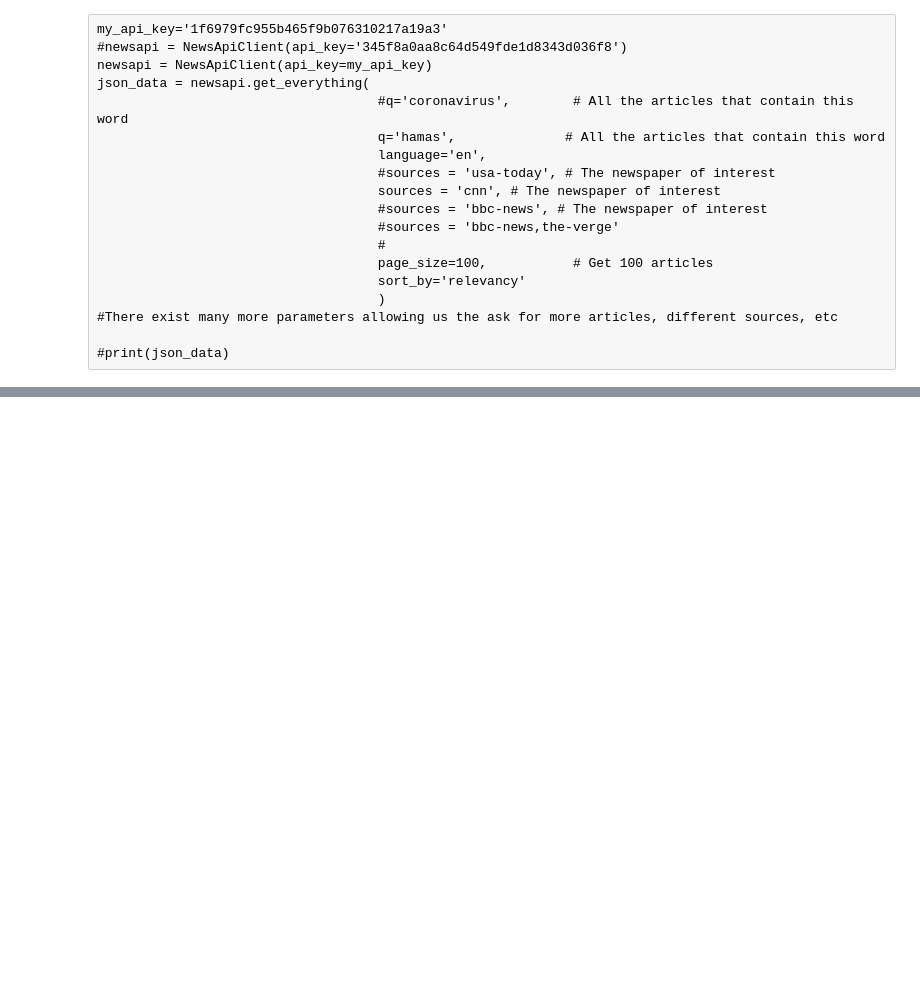
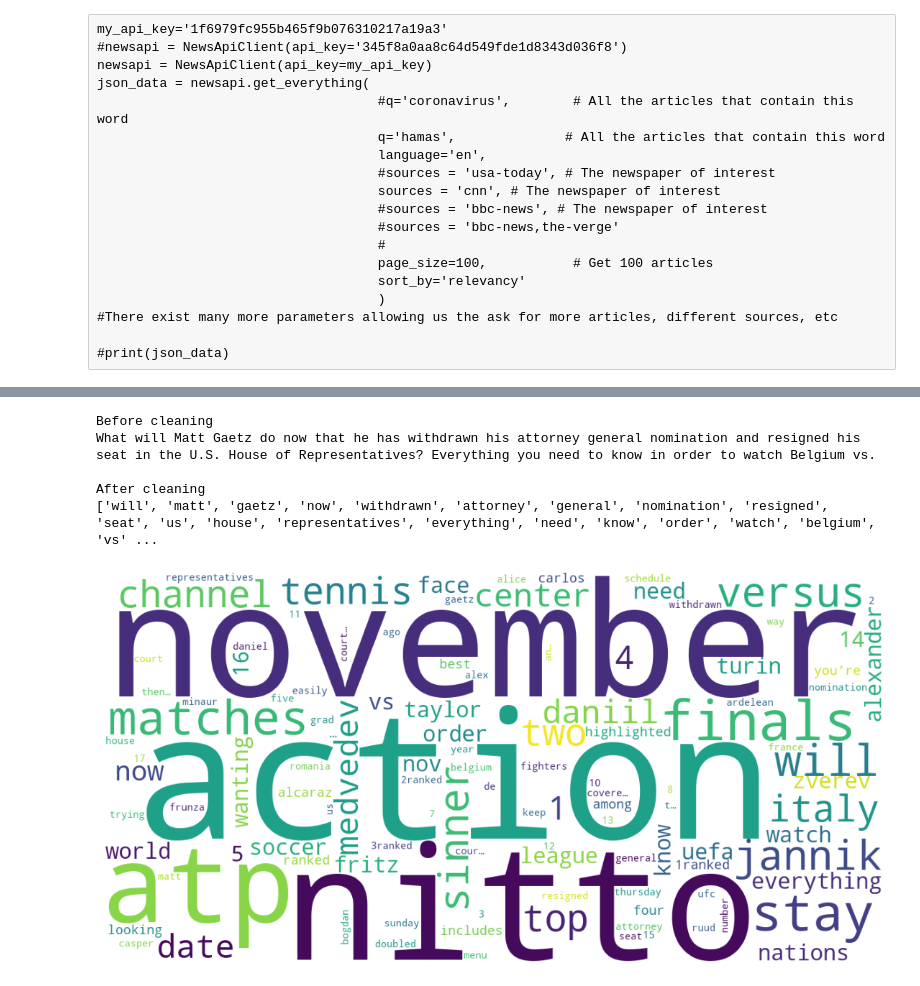
Before and after one commit to PDAIPDAI/ComputingDataAnalysisModeling20242025, a Jupyter notebook: PDAI/jupyter/jupyterNotebooks/05WordCloudCovid.ipynb, the cells around one changed output, grey strips where cells are left out. Saved outputs shown, nothing was run; the diff lists cells and outputs as text; code cells hidden in the pictures; blank space fills up the shorter version.

Commit message:
after class 5

```diff
--- a/PDAI/jupyter/jupyterNotebooks/05WordCloudCovid.ipynb
+++ b/PDAI/jupyter/jupyterNotebooks/05WordCloudCovid.ipynb
@@ -457,4 +494,13 @@ make_world_cloud('hamas','cnn',100)
 # %%
 make_world_cloud('hamas','bbc-news',100)
+# %%
+make_world_cloud("italy",'usa-today',100)
+# %% [output]
+Before cleaning
+What will Matt Gaetz do now that he has withdrawn his attorney general nomination and resigned his seat in the U.S. House of Representatives? Everything you need to know in order to watch Belgium vs.
+
+After cleaning
+['will', 'matt', 'gaetz', 'now', 'withdrawn', 'attorney', 'general', 'nomination', 'resigned', 'seat', 'us', 'house', 'representatives', 'everything', 'need', 'know', 'order', 'watch', 'belgium', 'vs' ...
+[figure, added]
 # %%
 make_world_cloud('hamas','cnn,bbc-news',100)
```
Also changed, not shown: parts of 17 cells of this notebook, 5 other files.
